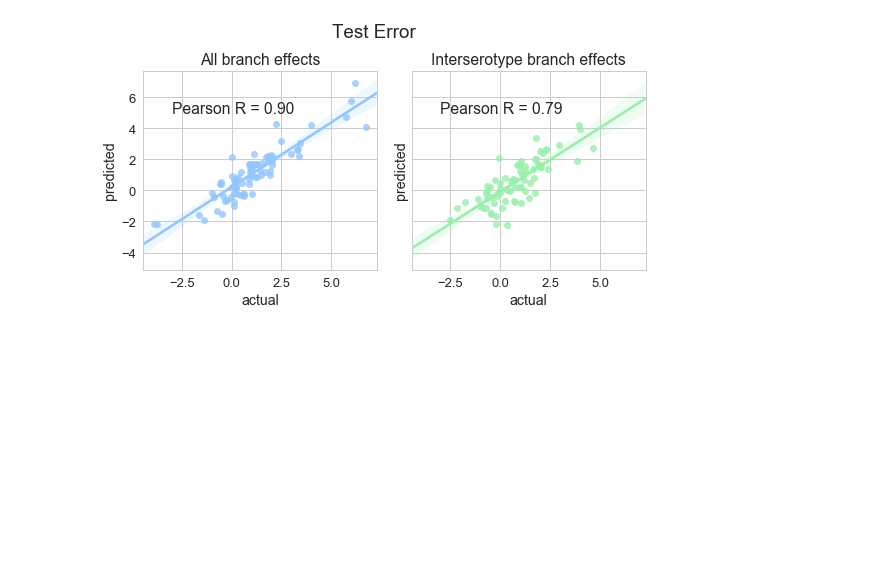
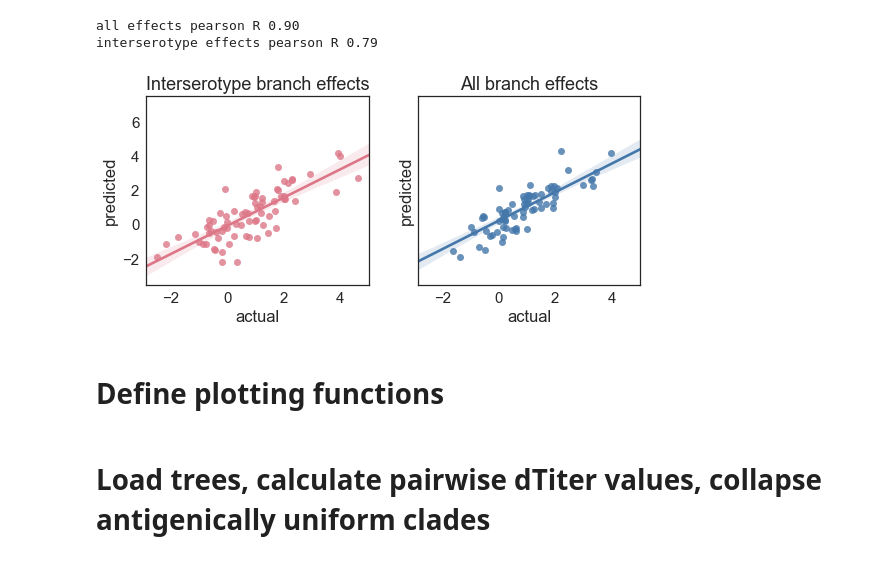
Before and after one commit to blab/dengue-antigenic-dynamics, a Jupyter notebook: scripts/titers/model-comparison.ipynb, the cells around one changed output. Cells and saved outputs as stored; diff of their text form; code cells hidden in the pictures; blank space fills up the shorter version.

```diff
--- a/scripts/titers/model-comparison.ipynb
+++ b/scripts/titers/model-comparison.ipynb
@@ -53,22 +50,27 @@ plt.ylim(0,4)
-# %%
-sns.set(style='whitegrid', font_scale=1.3, palette='pastel')
-fig, axes = plt.subplots(1,2, sharex=True, sharey=True, figsize=(8,4))
-
-sns.regplot('actual', 'predicted', data=all_effects_predictions, ax=axes[0])
-all_effects_r = pearsonr(all_effects_predictions['actual'], all_effects_predictions['predicted'])[0]
-axes[0].text(-3, 5, 'Pearson R = %.2f'%all_effects_r)
-axes[0].set_title('All branch effects')
-
-sns.regplot('actual', 'predicted', data=interserotype_effects_predictions, ax=axes[1])
-interserotype_effects_r = pearsonr(interserotype_effects_predictions['actual'], interserotype_effects_predictions['predicted'])[0]
-axes[1].text(-3, 5, 'Pearson R = %.2f'%interserotype_effects_r)
-axes[1].set_title('Interserotype branch effects')
-
-plt.suptitle('Test Error', va='bottom')
-plt.tight_layout()
-# plt.sup
-# self.slope, self.intercept, tmpa, tmpb, tmpc = linregress(a[:,0], a[:,1])
-# self.r2 = pearsonr(a[:,0], a[:,1])[0]**2
-# %% [output]
-[figure, removed]
+# %%
+fig, axes = plt.subplots(1,2, sharex=True, sharey=True, figsize=(8,4))
+
+sns.regplot('actual', 'predicted', data=interserotype_effects_predictions, ax=axes[0], color=c1)
+interserotype_effects_r = pearsonr(interserotype_effects_predictions['actual'], interserotype_effects_predictions['predicted'])[0]
+# axes[1].text(-3, 5, 'Pearson R = %.2f'%interserotype_effects_r)
+axes[0].set_title('Interserotype branch effects')
+
+
+sns.regplot('actual', 'predicted', data=all_effects_predictions, ax=axes[1], color=c2)
+all_effects_r = pearsonr(all_effects_predictions['actual'], all_effects_predictions['predicted'])[0]
+# axes[0].text(-3, 5, 'Pearson R = %.2f'%all_effects_r)
+axes[1].set_title('All branch effects')
+
+# plt.suptitle('Test Error', va='bottom')
+plt.tight_layout()
+
+print 'all effects pearson R %.2f'%all_effects_r
+print 'interserotype effects pearson R %.2f'%interserotype_effects_r
+plt.savefig(out_path+'testerror.png', dpi=400)
+# %% [output]
+all effects pearson R 0.90
+interserotype effects pearson R 0.79
+[figure, added]
+# %% [markdown]
+# Define plotting functions
 # %%
@@ -143,0 +207,2 @@ def plot_tree(tree, orientation = 'v', color=None):
+# %% [markdown]
+# Load trees, calculate pairwise dTiter values, collapse antigenically uniform clades
```
Also changed, not shown: parts of 22 cells of this notebook.
